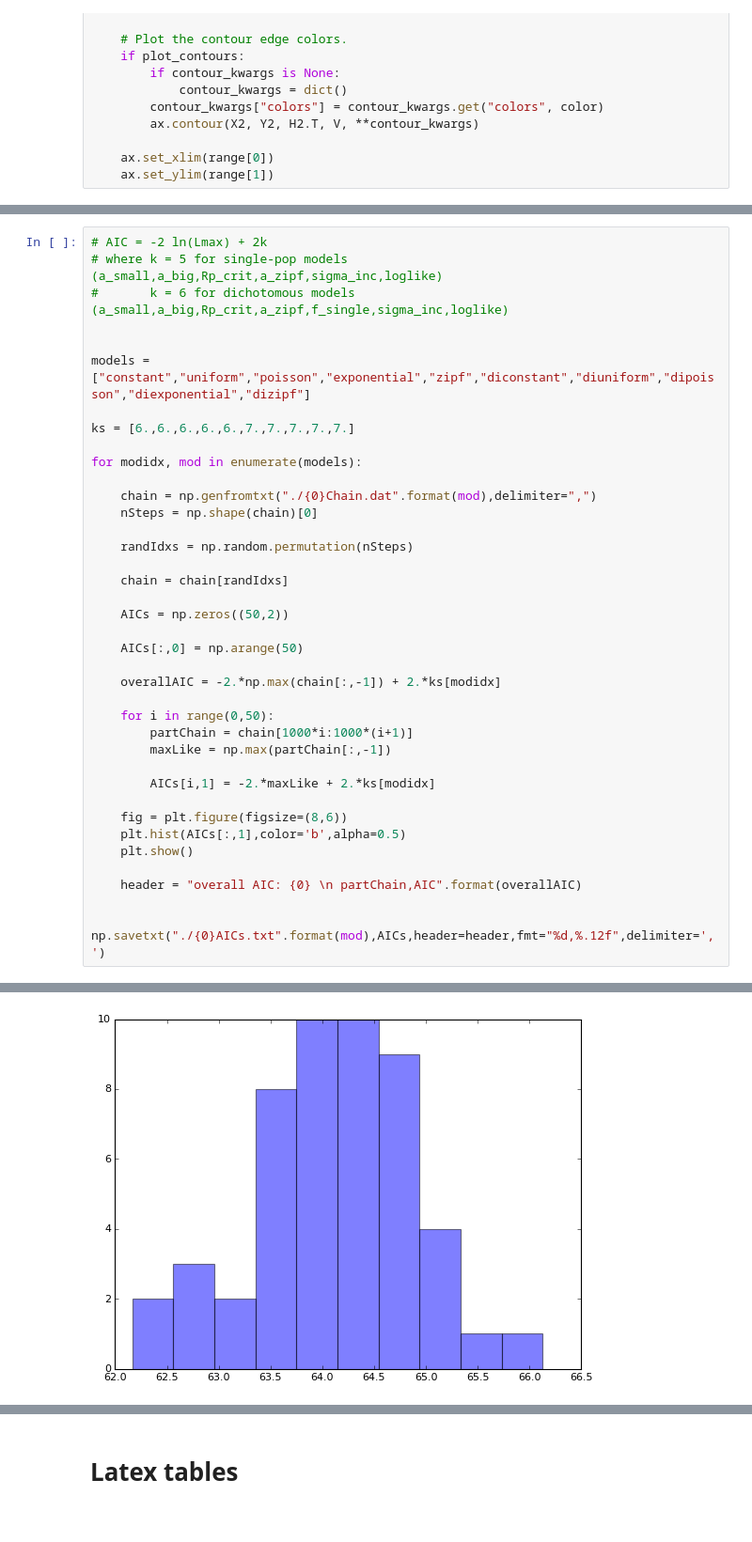
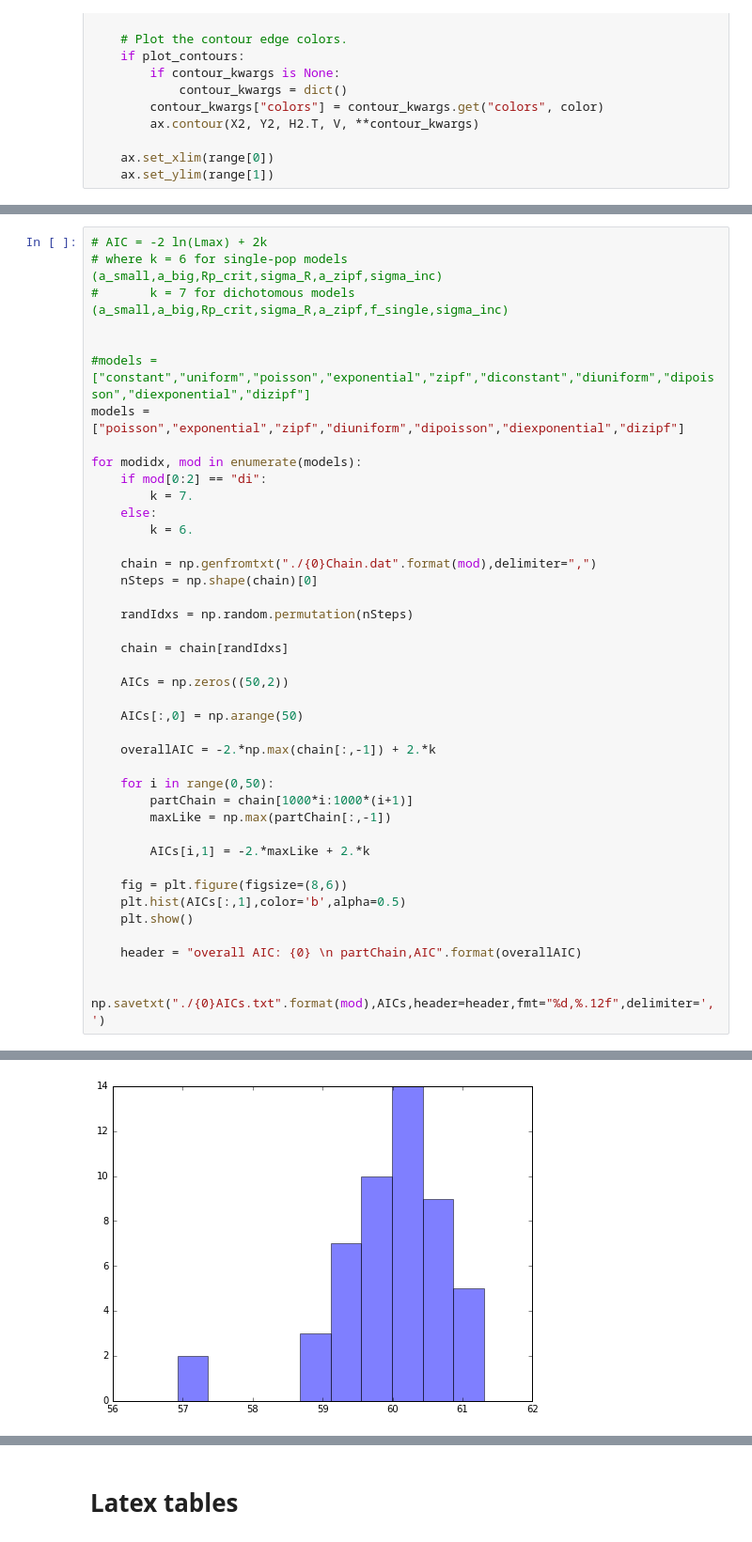
Before and after one commit to esandford/multiplicities, a Jupyter notebook: informationCriteria.ipynb, the cells around one changed output, grey strips where cells are left out. Shown at 94% size. Cells and saved outputs as stored; diff of their text form.

```diff
--- a/informationCriteria.ipynb
+++ b/informationCriteria.ipynb
@@ -780,14 +678,17 @@ for i in range(0,10):
 # %%
 # AIC = -2 ln(Lmax) + 2k
-# where k = 5 for single-pop models   (a_small,a_big,Rp_crit,a_zipf,sigma_inc,loglike)
-#       k = 6 for dichotomous models  (a_small,a_big,Rp_crit,a_zipf,f_single,sigma_inc,loglike)
+# where k = 6 for single-pop models   (a_small,a_big,Rp_crit,sigma_R,a_zipf,sigma_inc)
+#       k = 7 for dichotomous models  (a_small,a_big,Rp_crit,sigma_R,a_zipf,f_single,sigma_inc)
 
 
-models = ["constant","uniform","poisson","exponential","zipf","diconstant","diuniform","dipoisson","diexponential","dizipf"]
-
-ks = [6.,6.,6.,6.,6.,7.,7.,7.,7.,7.]
+#models = ["constant","uniform","poisson","exponential","zipf","diconstant","diuniform","dipoisson","diexponential","dizipf"]
+models = ["poisson","exponential","zipf","diuniform","dipoisson","diexponential","dizipf"]
 
 for modidx, mod in enumerate(models):
+    if mod[0:2] == "di":
+        k = 7.
+    else:
+        k = 6.
 
     chain = np.genfromtxt("./{0}Chain.dat".format(mod),delimiter=",")
     nSteps = np.shape(chain)[0]
@@ -800,13 +701,13 @@ for modidx, mod in enumerate(models):
 
     AICs[:,0] = np.arange(50)
 
-    overallAIC = -2.*np.max(chain[:,-1]) + 2.*ks[modidx]
+    overallAIC = -2.*np.max(chain[:,-1]) + 2.*k
 
     for i in range(0,50):
         partChain = chain[1000*i:1000*(i+1)]
         maxLike = np.max(partChain[:,-1])
 
-        AICs[i,1] = -2.*maxLike + 2.*ks[modidx]
+        AICs[i,1] = -2.*maxLike + 2.*k
 
     fig = plt.figure(figsize=(8,6))
     plt.hist(AICs[:,1],color='b',alpha=0.5)
@@ -820 +721 @@ for modidx, mod in enumerate(models):
-[figure, old version]
+[figure, new version]
```
Also changed, not shown: parts of 15 cells of this notebook, 1 other file.
